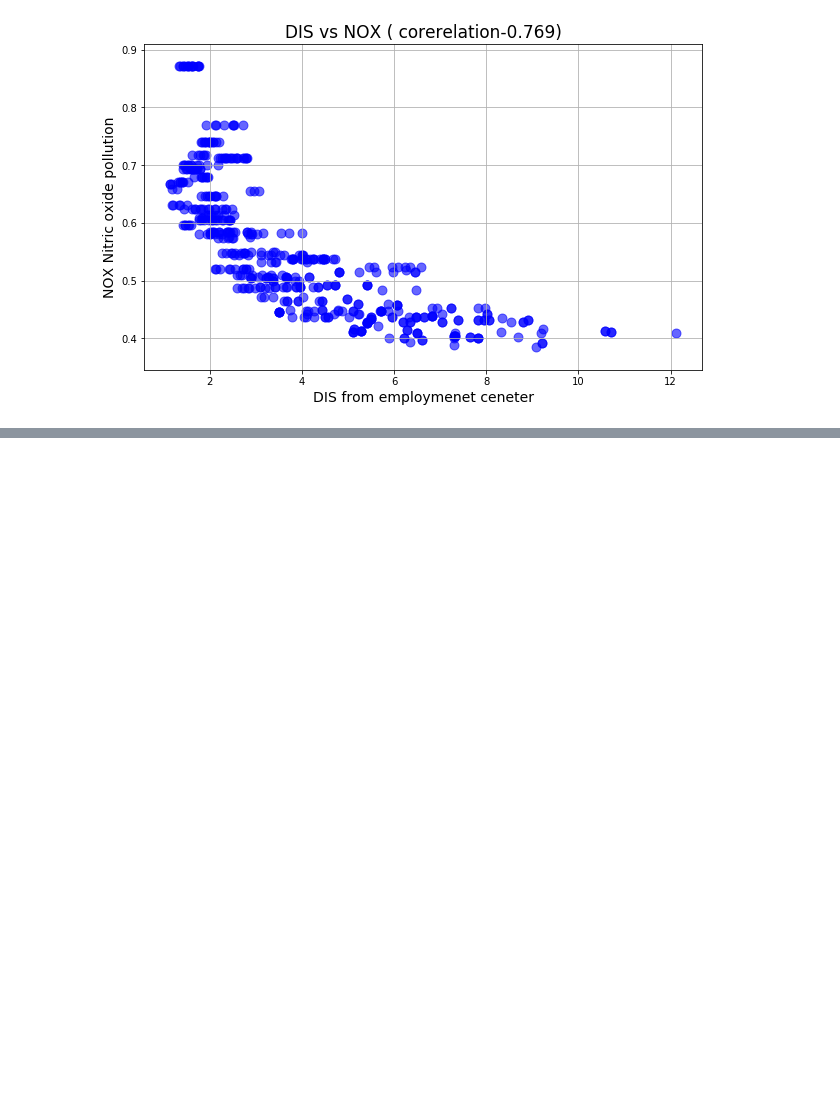
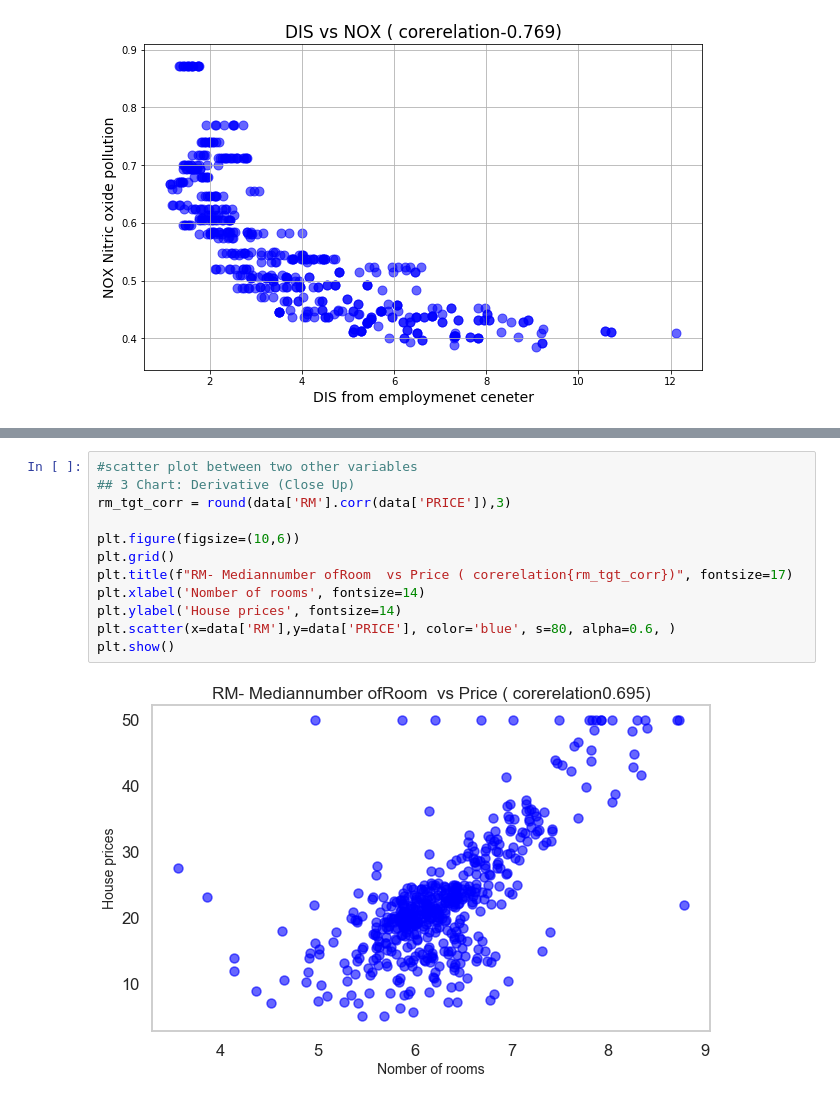
Before and after one commit to Samuel-S-Ampofo/MachineLearning, a Jupyter notebook: 04 Multivriate Regression.ipynb, the cells around one changed output, grey strips where cells are left out. Saved outputs shown, nothing was run; the diff lists cells and outputs as text; blank space fills up the shorter version.

```diff
--- a/04 Multivriate Regression.ipynb
+++ b/04 Multivriate Regression.ipynb
@@ -414,0 +452,14 @@ plt.show()
+# %%
+#scatter plot between two other variables
+## 3 Chart: Derivative (Close Up)
+rm_tgt_corr = round(data['RM'].corr(data['PRICE']),3)
+
+plt.figure(figsize=(10,6))
+plt.grid()
+plt.title(f"RM- Mediannumber ofRoom  vs Price ( corerelation{rm_tgt_corr})", fontsize=17)
+plt.xlabel('Nomber of rooms', fontsize=14)
+plt.ylabel('House prices', fontsize=14)
+plt.scatter(x=data['RM'],y=data['PRICE'], color='blue', s=80, alpha=0.6, )
+plt.show()
+# %% [output]
+[figure, added]
```
Also changed, not shown: parts of 13 cells of this notebook, 1 other file.
